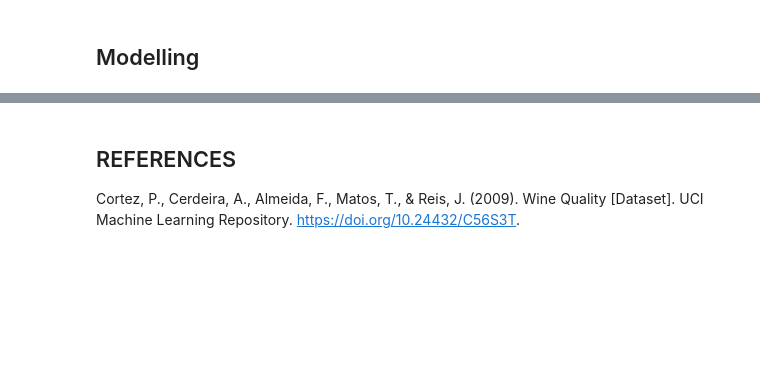
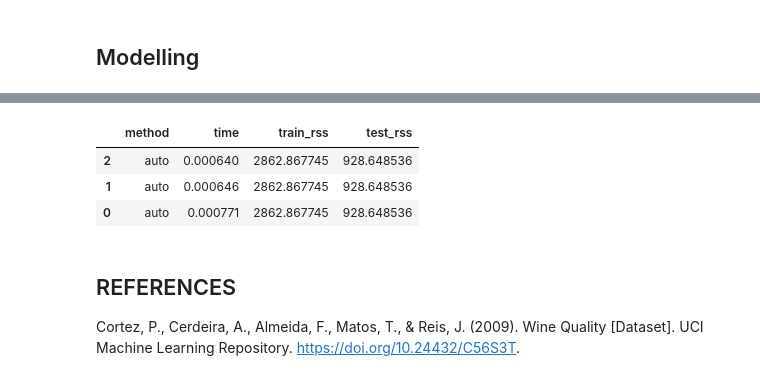
Before and after one commit to GabNoaro/Numerical-Optimization-Exercises, a Jupyter notebook: wine_modelling.ipynb, the cells around one changed output, grey strips where cells are left out. Drawn from its saved outputs; the diff is of its cells as text; code cells hidden in the pictures; blank space fills up the shorter version.

```diff
--- a/wine_modelling.ipynb
+++ b/wine_modelling.ipynb
@@ -309,0 +422,6 @@ In terms of computation time, `solve` and `inv` are almost identical in this sma
+# %%
+methods_list_2 = ["auto", "auto", "auto"]
+# %%
+results2 = run_multiple_experiments(
+    scaled_Xtrain, ytrain, scaled_Xtest, ytest, methods_list_2, degree=1, pipeline=True
+)
@@ -310,3 +441,12 @@ In terms of computation time, `solve` and `inv` are almost identical in this sma
+# %%
+# When `pipeline=True` the function automatically chooses the best method
+# based on the matrix characteristics
+results2
+# %% [output]
+|  | method | time | train_rss | test_rss |
+| 2 | auto | 0.000640 | 2862.867745 | 928.648536 |
+| 1 | auto | 0.000646 | 2862.867745 | 928.648536 |
+| 0 | auto | 0.000771 | 2862.867745 | 928.648536 |
 # %% [markdown]
 ## REFERENCES
 
```
Also changed, not shown: parts of 8 cells of this notebook.
